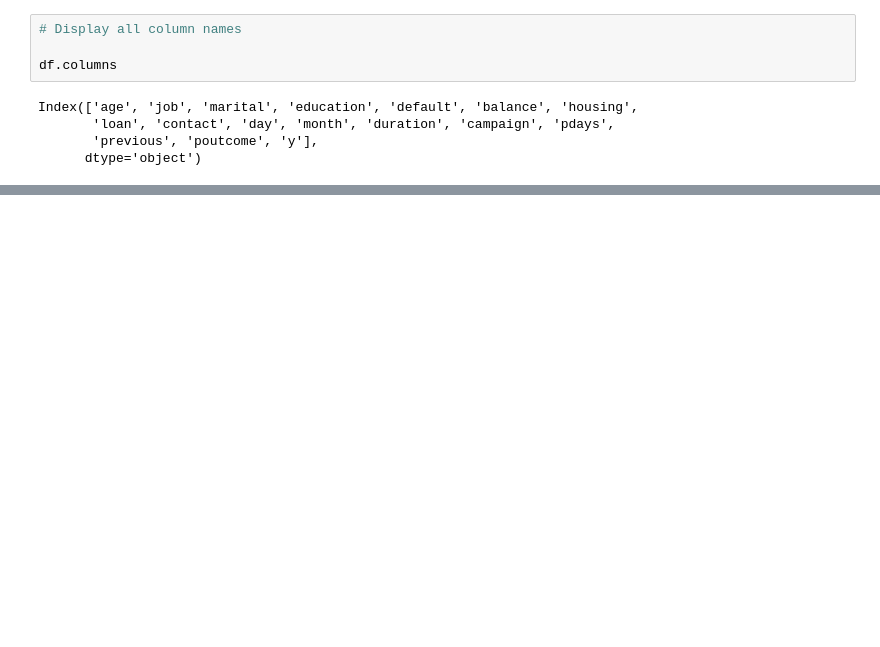
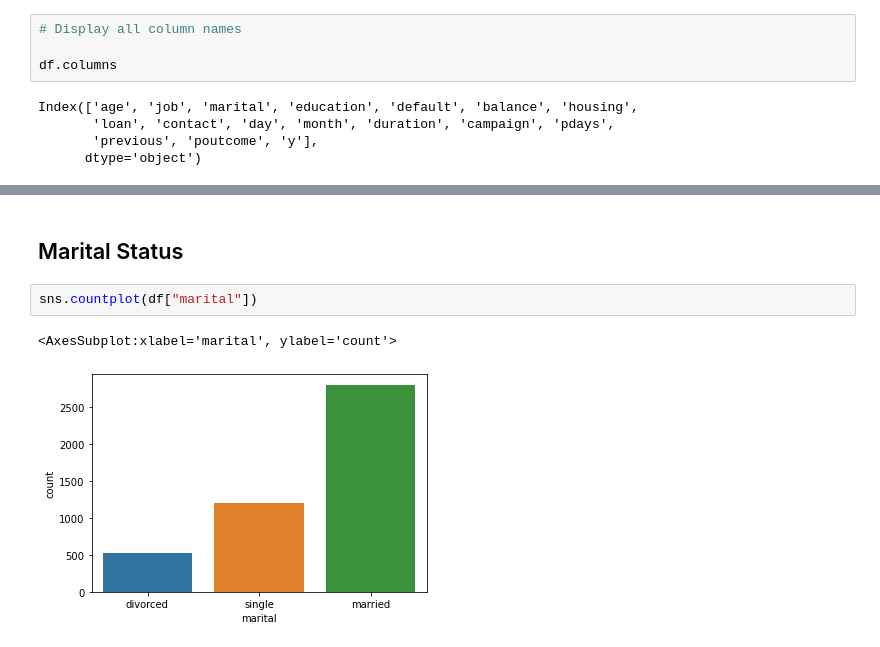
Before and after one commit to KristineCabanela/banking, a Jupyter notebook: banking_nb.ipynb, the cells around one changed output, grey strips where cells are left out. Saved outputs shown, nothing was run; the diff lists cells and outputs as text; blank space fills up the shorter version.

```diff
--- a/banking_nb.ipynb
+++ b/banking_nb.ipynb
@@ -132,0 +172,7 @@ Index(['age', 'job', 'marital', 'education', 'default', 'balance', 'housing',
+# %% [markdown]
+## Marital Status
+# %%
+sns.countplot(df["marital"])
+# %% [output]
+<AxesSubplot:xlabel='marital', ylabel='count'>
+[figure, added]
```
Also changed, not shown: parts of 13 cells of this notebook.
